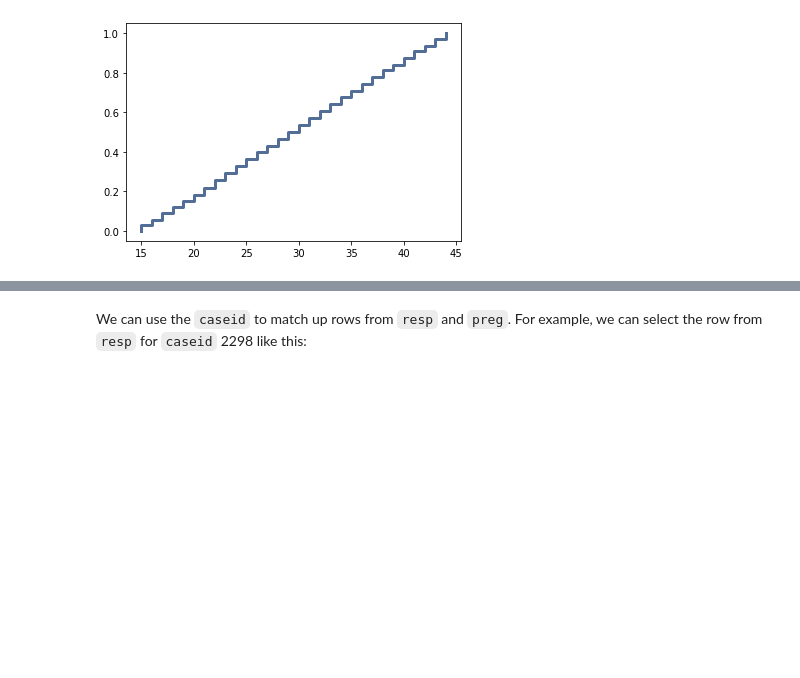
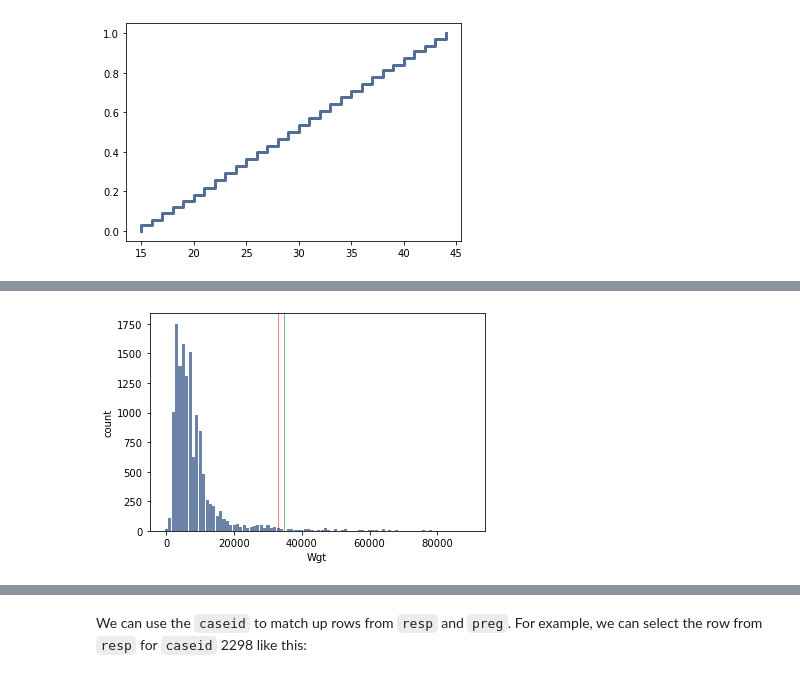
Before and after one commit to fadesere/ThinkStats2, a Jupyter notebook: code/chap01ex.ipynb, the cells around one changed output, grey strips where cells are left out. Cells and saved outputs as stored; diff of their text form; code cells hidden in the pictures; blank space fills up the shorter version.

```diff
--- a/code/chap01ex.ipynb
+++ b/code/chap01ex.ipynb
@@ -320,0 +351,12 @@ lessA45-less40
+# %%
+preg_out = preg[preg["finalwgt"]<150000]
+# %%
+wgt2 = preg_out["finalwgt"]
+# %%
+wgt_hist2 = thinkstats2.Hist(round(wgt2,-3))
+thinkplot.Hist(wgt_hist2)
+thinkplot.Config(xlabel='Wgt', ylabel='count')
+thinkplot.axvline(np.mean(wgt_hist2), color="green")
+thinkplot.axvline(np.median(wgt_hist2), color="red")
+# %% [output]
+[figure, added]
```
Also changed, not shown: parts of 16 cells of this notebook.
